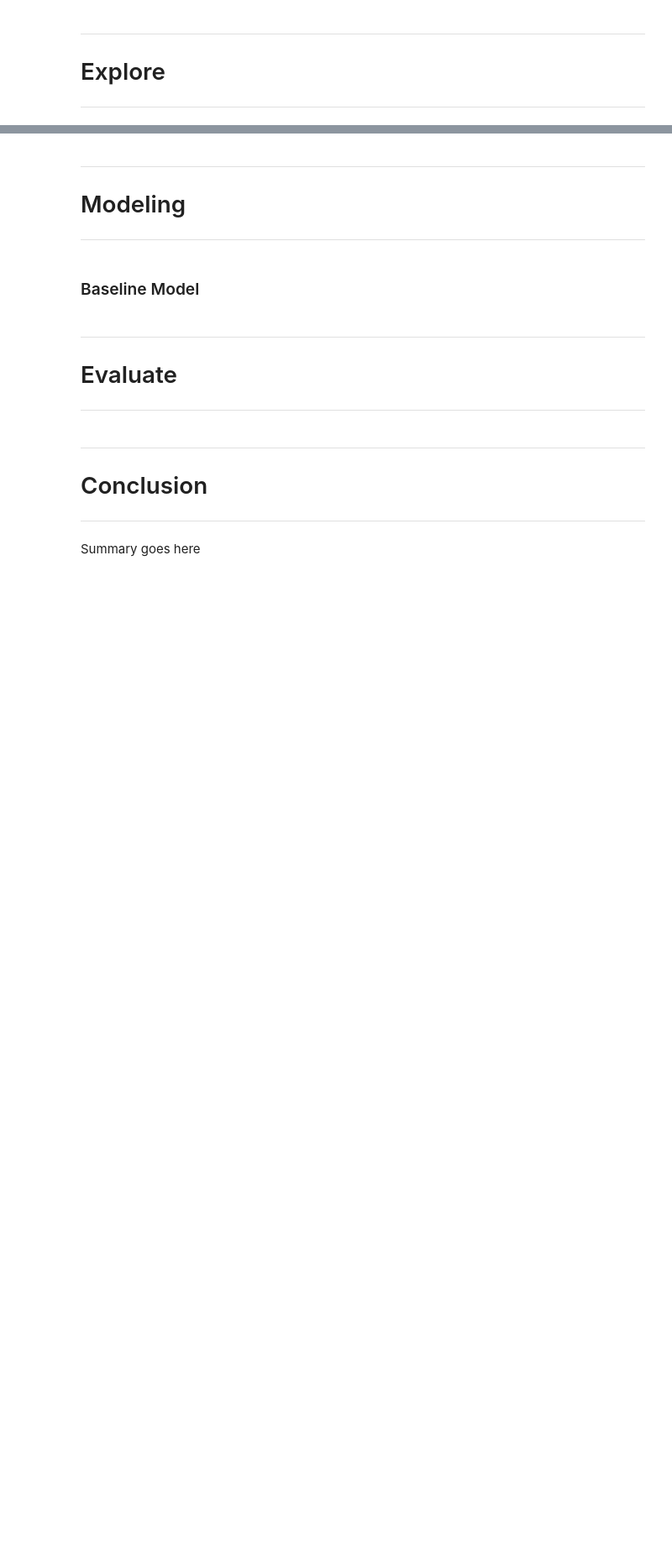
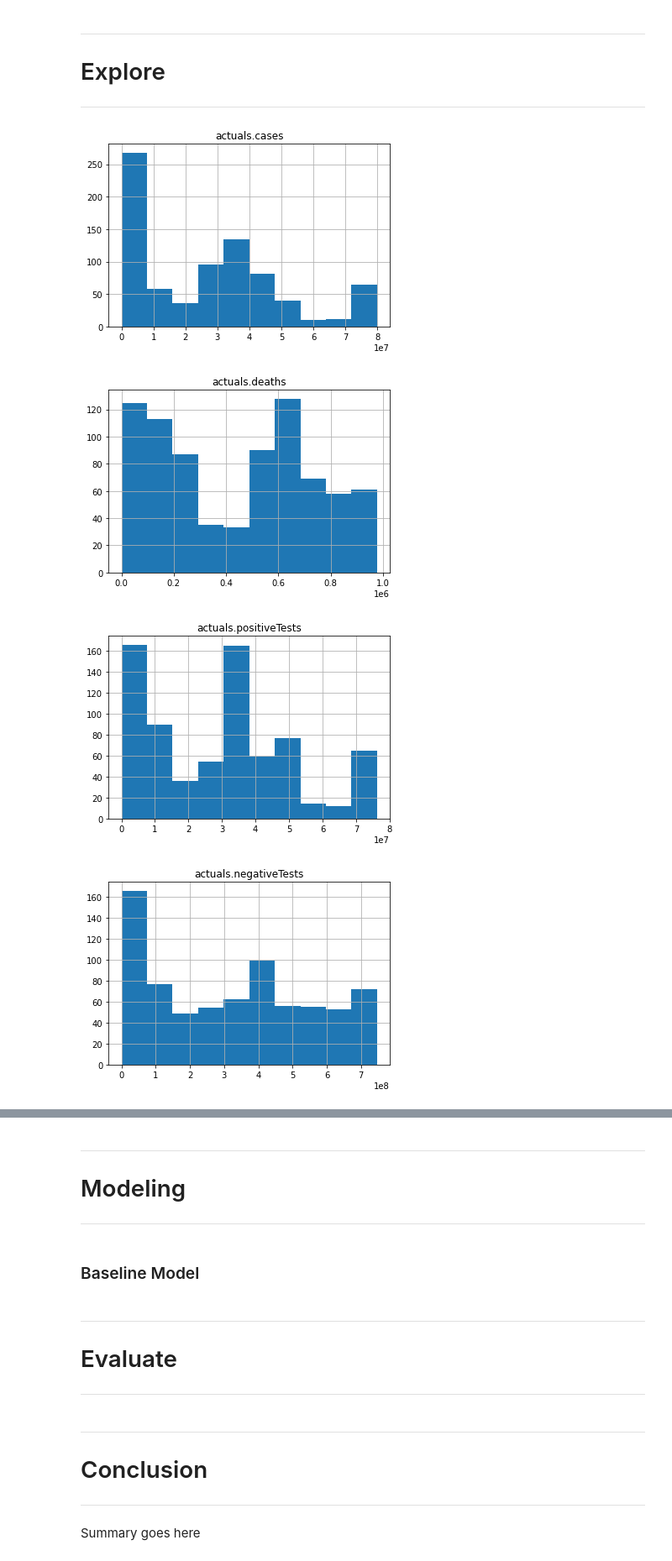
Before and after one commit to JeanetteSchulz/Covid_Analysis, a Jupyter notebook: Jeanettes_Project_Workbook.ipynb, the cells around one changed output, grey strips where cells are left out. Shown at 84% size. Saved outputs shown, nothing was run; the diff lists cells and outputs as text; code cells hidden in the pictures; blank space fills up the shorter version.

Commit message:
made hist function

```diff
--- a/Jeanettes_Project_Workbook.ipynb
+++ b/Jeanettes_Project_Workbook.ipynb
@@ -264,0 +265,18 @@ covid.head()
+# %%
+def view_hist(dataframe):
+    # make a list of the columns
+    column_list = dataframe.columns.to_list()
+
+    for column in column_list:
+        dataframe[column].hist()
+        plt.title(column)
+        plt.show()
+    return 0
+# %%
+# Lets look atthe histograms for each column
+view_hist(covid)
+# %% [output]
+[figure, added]
+[figure, added]
+[figure, added]
+[figure, added]
```
Also changed, not shown: parts of 13 cells of this notebook.
